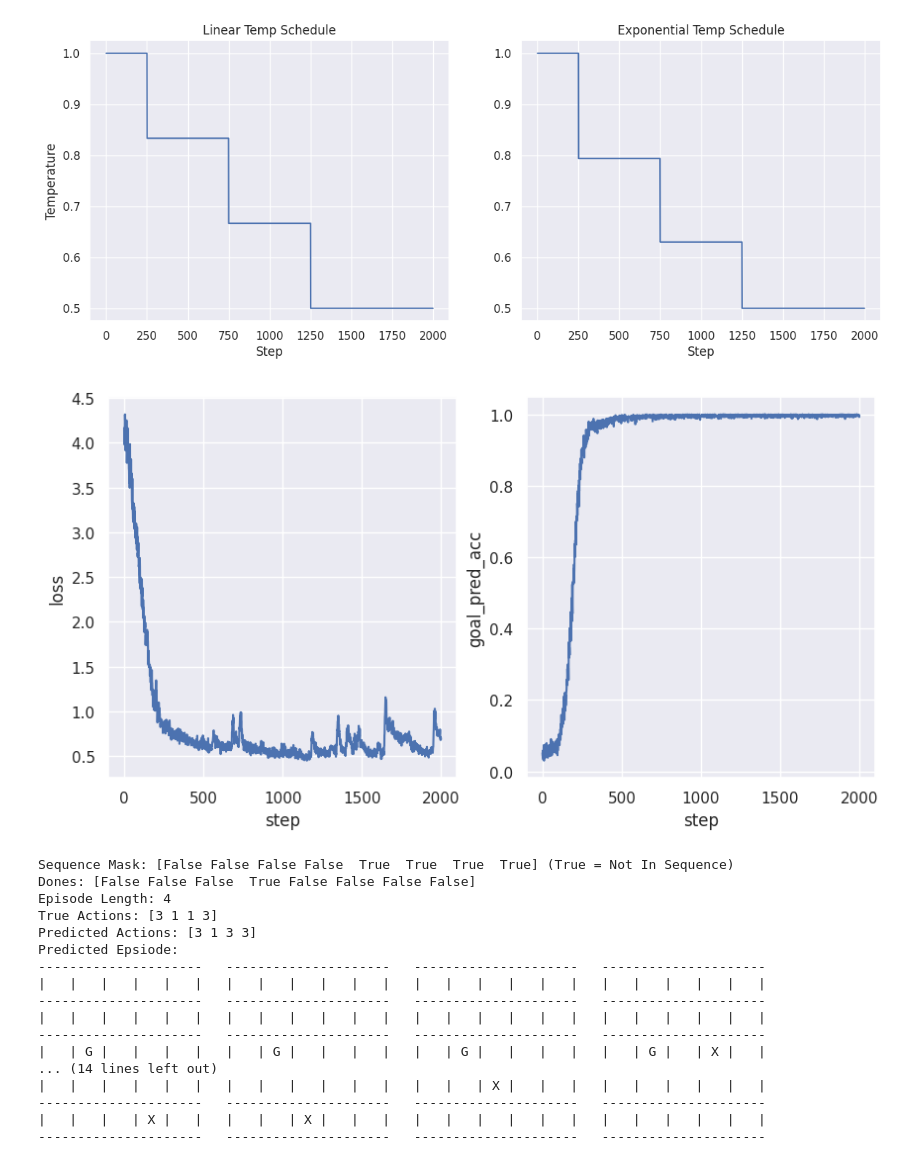
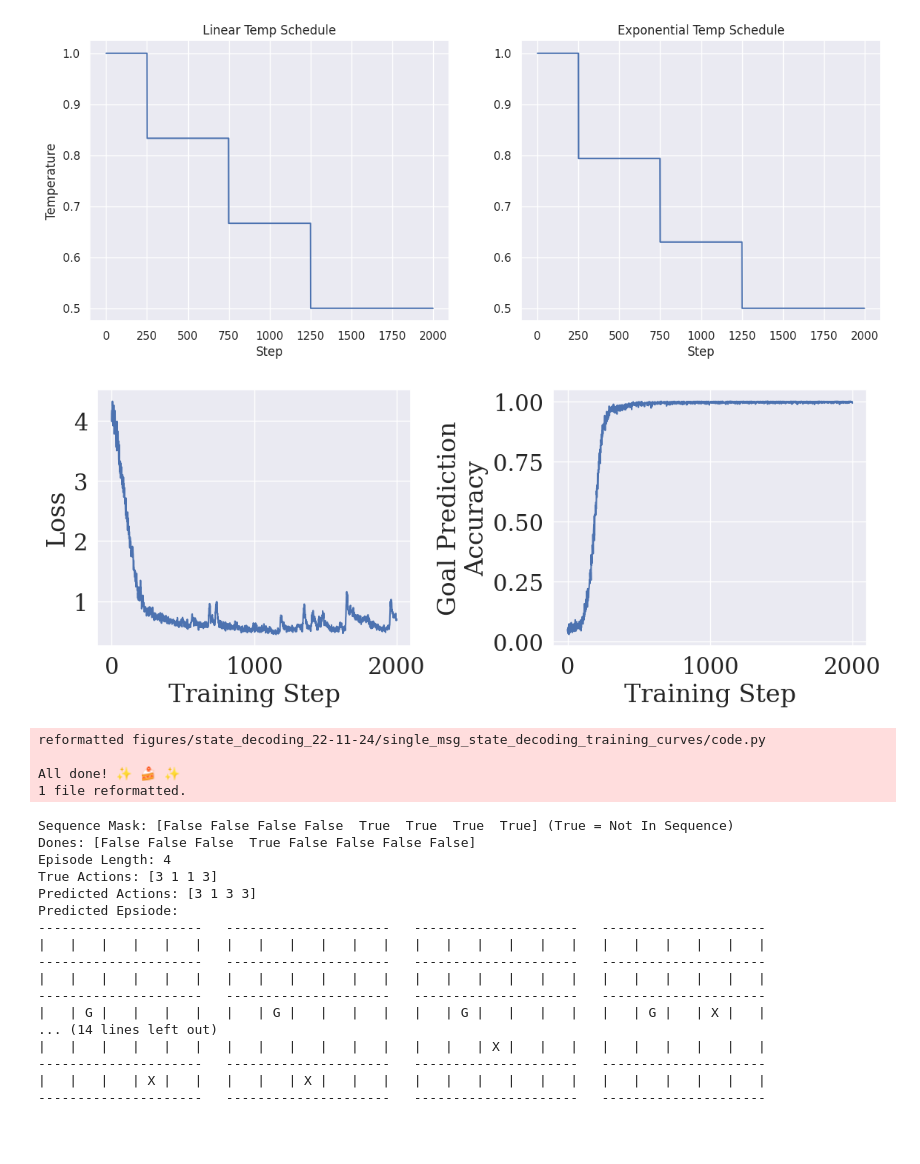
Before and after one commit to DylanCope/poclaps, a Jupyter notebook: prelim_results_gen_seqs_with_world_model_only_on_msg.ipynb, the cells around one changed output. Drawn from its saved outputs; the diff is of its cells as text; code cells hidden in the pictures; blank space fills up the shorter version.

Commit message:
single message training curves

```diff
--- a/prelim_results_gen_seqs_with_world_model_only_on_msg.ipynb
+++ b/prelim_results_gen_seqs_with_world_model_only_on_msg.ipynb
@@ -1128,28 +1128,44 @@ obs_action_decoder_train_state = TrainState.create(
 (obs_action_decoder_train_state, _), metrics = jax.lax.scan(
     update_fn, (obs_action_decoder_train_state, rng), None, length=N_TRAIN_STEPS
 )
-# %%
-import matplotlib.pyplot as plt
-import seaborn as sns
-import pandas as pd
-
-sns.set_theme()
-
-fig, axs = plt.subplots(1, 2, figsize=(10, 5))
-
-df = pd.DataFrame({
-    'loss': metrics['loss'],
-    'step': metrics['step'],
-    'goal_pred_acc': metrics['goal_pred_acc'],
-    # 'agent_pos_pred_acc': metrics['agent_pos_pred_acc']
-})
-
-sns.lineplot(df, x='step', y='loss', ax=axs[0])
-sns.lineplot(df, x='step', y='goal_pred_acc', ax=axs[1])
-# sns.lineplot(df, x='step', y='agent_pos_pred_acc', ax=axs[2])
-plt.show()
-# %% [output]
-[figure, removed]
+# %%
+import matplotlib.pyplot as plt
+import seaborn as sns
+import pandas as pd
+
+
+def plot_state_decoding_training_curves(df):
+
+    set_plotting_style(font_scale=2)
+
+    _, axs = plt.subplots(1, 2, figsize=(12, 5))
+
+    sns.lineplot(df, x='step', y='loss', ax=axs[0])
+    axs[0].set_xlabel('Training Step')
+    axs[0].set_ylabel('Loss')
+    sns.lineplot(df, x='step', y='goal_pred_acc', ax=axs[1])
+    axs[1].set_xlabel('Training Step')
+    axs[1].set_ylabel("Goal Prediction\nAccuracy")
+    plt.tight_layout()
+
+
+df = pd.DataFrame({
+    'loss': metrics['loss'],
+    'step': metrics['step'],
+    'goal_pred_acc': metrics['goal_pred_acc'],
+})
+
+
+save_reproducible_figure(
+    'single_msg_state_decoding_training_curves', df, plot_state_decoding_training_curves, show=True,
+    figures_dir='figures/state_decoding_22-11-24'
+)
+# %% [output]
+[figure, added]
+reformatted figures/state_decoding_22-11-24/single_msg_state_decoding_training_curves/code.py
+
+All done! ✨ 🍰 ✨
+1 file reformatted.
 # %%
 rng = jax.random.PRNGKey(1)
 rng, _rng = jax.random.split(rng)
```
Also changed, not shown: 4 other files.
